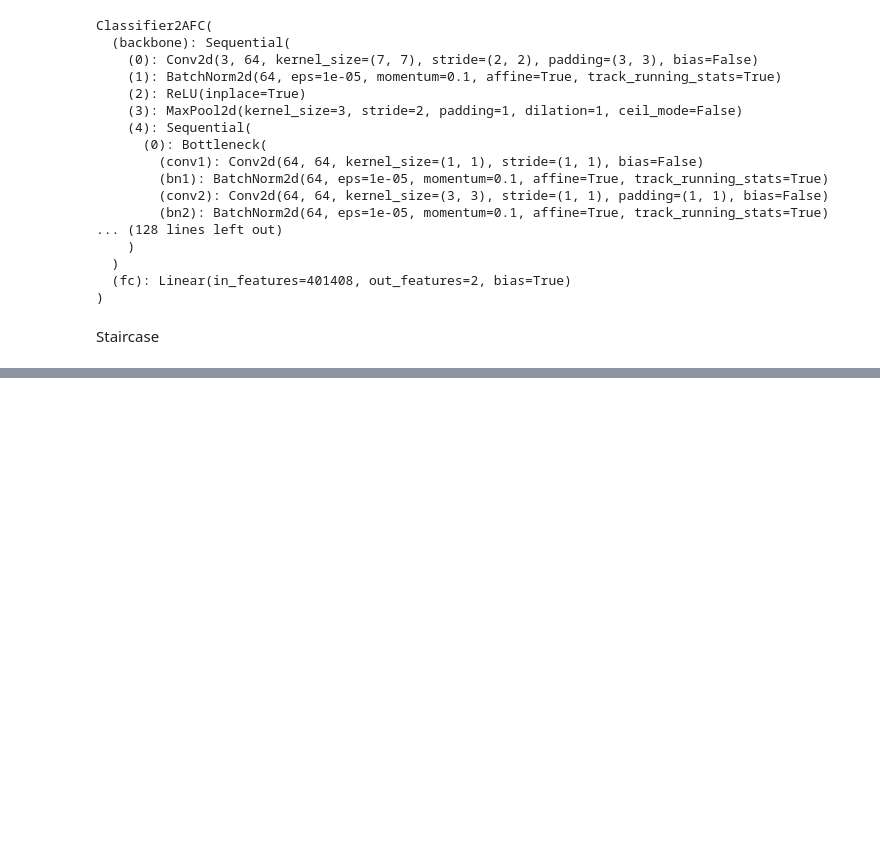
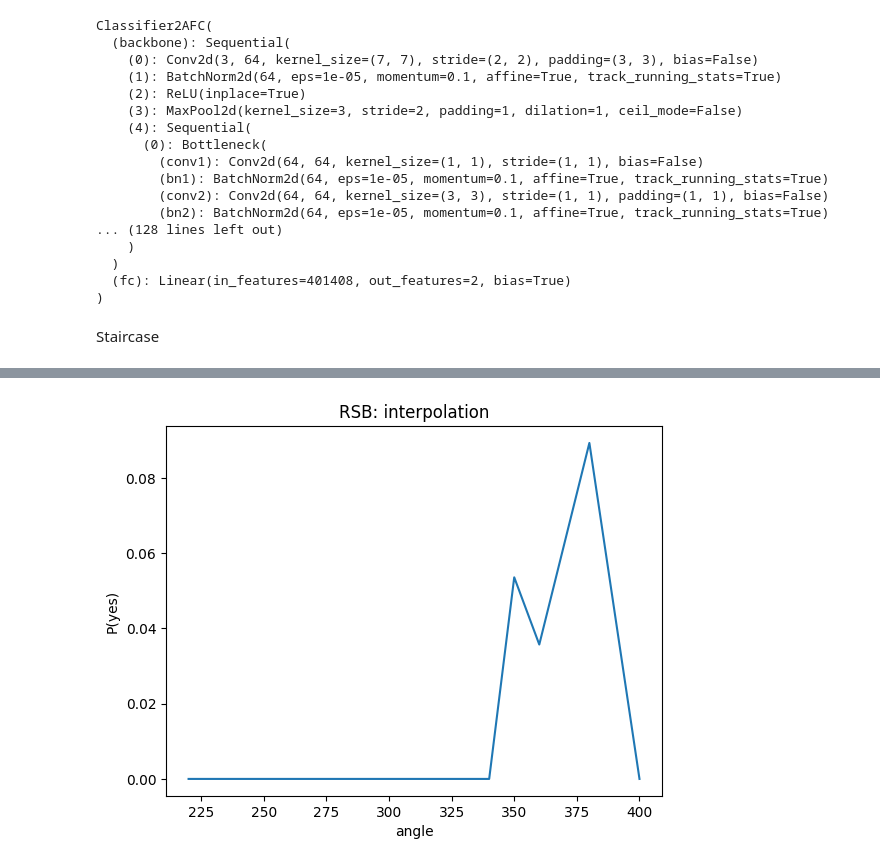
Before and after one commit to AnaBelenCarbajal/Thesis, a Jupyter notebook: Interpolation_catLearningTask_FINAL.ipynb, the cells around one changed output, grey strips where cells are left out. Cells and saved outputs as stored; diff of their text form; code cells hidden in the pictures; blank space fills up the shorter version.

```diff
--- a/Interpolation_catLearningTask_FINAL.ipynb
+++ b/Interpolation_catLearningTask_FINAL.ipynb
@@ -530,2 +475,6 @@ df_data_RSA = pd.DataFrame(data_RSA)
 # %%
-df_data_RSA['angle180'] = [(260-360),(300-360),(330-360),(340-360),(350-360),0,10,20,30,50,90]
+RSB_testing = create_dataset(test_shapes, accuracies)
+#RSB_testing['angle180'] = [(260-360),(300-360),(330-360),(340-360),(350-360),0,10,20,30,50,90]
+plot_curve(RSB_testing['angle'], RSB_testing['accuracy'], "RSB: interpolation")
+# %% [output]
+[figure, added]
```
Also changed, not shown: parts of 11 cells of this notebook.
